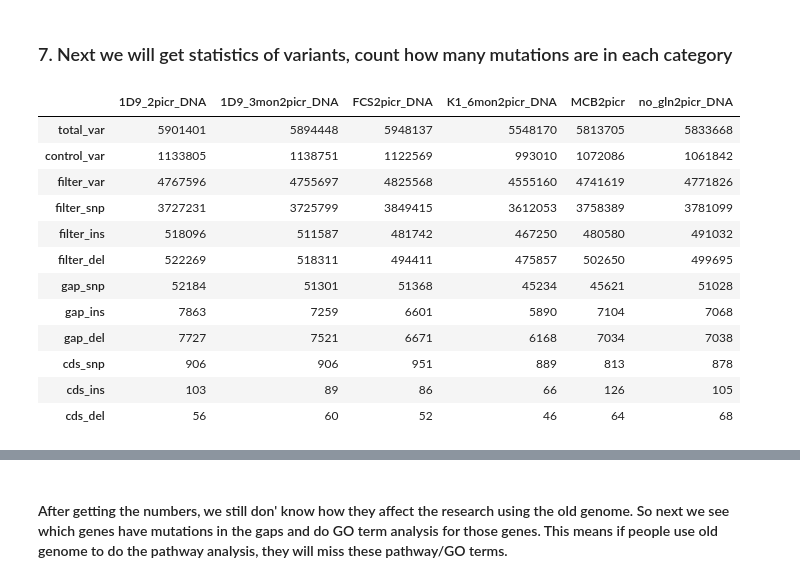
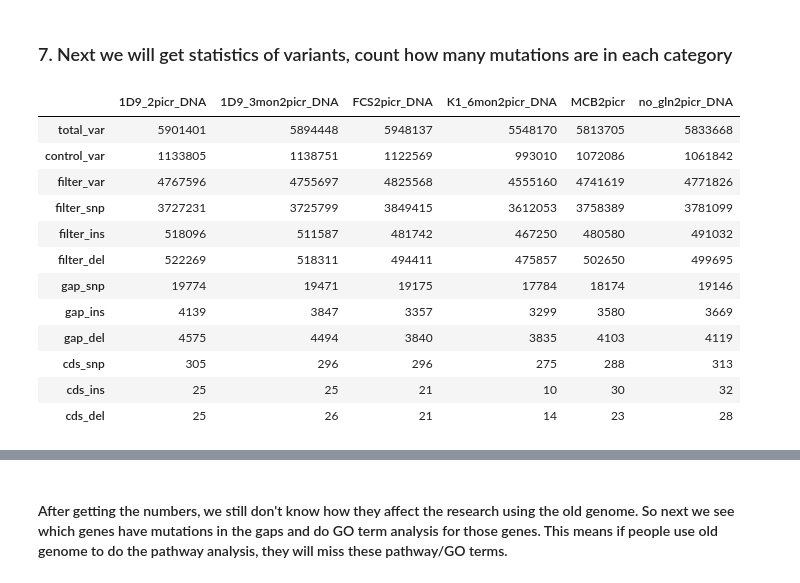
Before and after one commit to LewisLabUCSD/assembly_gaps, a Jupyter notebook: gap_analysis_between_two_assembly.ipynb, the cells around one changed output, grey strips where cells are left out. Drawn from its saved outputs; the diff is of its cells as text; code cells hidden in the pictures.

```diff
--- a/gap_analysis_between_two_assembly.ipynb
+++ b/gap_analysis_between_two_assembly.ipynb
@@ -547,6 +478,10 @@ if not os.path.exists(merge_gap_fn):
 #     display(gap_df)
 # %%
 # get number of each type of gpas
+merge_gap_fn = folder+'/05_all_gap.txt'
 gap_df = pd.read_csv(merge_gap_fn,sep='\t',header=0)
-Counter(gap_df['gap_type'])
+print 'mapped gap statistics',Counter(gap_df['gap_type'])
+gap_pos_fn = folder + '/03_gap_pos.txt'
+gap_df = pd.read_csv(gap_pos_fn,sep='\t',header=0)
+print 'all gap statistics',Counter(gap_df['gap_type'])
 # %% [output]
@@ -560,4 +494,5 @@ Counter({'gap length is similar': 21316,
 # %%
+from scipy.stats.stats import pearsonr
 merge_gap_fn = folder + '/05_all_gap.txt'
 if os.path.exists(merge_gap_fn):
     gap_df = pd.read_csv(merge_gap_fn,sep='\t',header=0)
@@ -571,6 +506,8 @@ if os.path.exists(merge_gap_fn):
     _ = plt.xlabel('log 10 of scaffold length')
     _ = plt.ylabel('log 10 of gap number')
     plt.savefig(folder+'/f04_gap_num_VS_scaf_len.png',dpi=600)
+    print 'pearson correlation of gap number and scaffold length',
+    pearsonr(np.log10(num_len_df['len']),np.log10(num_len_df['num']))
     # gap length vs scaffold length
     gap_len_dic = {}
     for c,s,e in zip(gap_df['ref'],gap_df['r_s'],gap_df['r_e']):
@@ -597 +582,10 @@ if os.path.exists(merge_gap_fn):
+# %%
+merge_gap_fn = folder + '/05_all_gap.txt'
+filter_gap_fn = folder + '/06_filter_all_gap.txt'
+if not os.path.exists(filter_gap_fn):
+    df = pd.read_csv(merge_gap_fn,sep='\t',header=0)
+    df['diff'] = df['super_end']-df['super_start']-(df['q_s']-df['q_e'])
+    df = df[(-1000 <= df['diff']) & (df['diff']<=1000)]
+    del df['diff']
+    df.to_csv(filter_gap_fn,sep='\t',index=False)
 # %% [markdown]
@@ -664,10 +659,15 @@ def get_vcf_in_gap(merge_gap_fn,diff_vcf,vcf_in_gap_fn):
 # %% [markdown]
 * 1. Get variants in gap regions.  2. then get variants in cds regions.
 # %%
+%%time
 test_vcf_paths = [p for p in natsorted(glob.glob(VCF_path+'/test_vcf/*')) if os.path.isdir(p)]
+filter_gap_fn = folder + '/06_filter_all_gap.txt'
 for test_path in test_vcf_paths:
-    vcf = glob.glob(test_path + '/*.vcf')[0]
-    out_pre = test_path + '/' + vcf.split('/')[-1].split('.')[0]
+    vcf = glob.glob(test_path + '/*.vcf')
+    if vcf == []:
+        out_pre = glob.glob(test_path + '/*.diff.sites_in_files')[0][:-20]
+    else:
+        out_pre = test_path + '/' + vcf[0].split('/')[-1].split('.')[0]
     # filter out control vcfs
     diff_vcf = out_pre + '.diff.sites_in_files'
     if not os.path.exists(diff_vcf):
@@ -675,7 +675,7 @@ for test_path in test_vcf_paths:
     # get varaints in gap regions
     vcf_in_gap_fn = out_pre+'_vcf_in_gap.txt'
     if not os.path.exists(vcf_in_gap_fn):
-        inter_df = get_vcf_in_gap(merge_gap_fn,diff_vcf,vcf_in_gap_fn)
+        inter_df = get_vcf_in_gap(filter_gap_fn,diff_vcf,vcf_in_gap_fn)
     # get gap variants in cds region
     vcf_in_cds_fn = out_pre+'_vcf_in_cds_gff.txt'
     if not os.path.exists(vcf_in_cds_fn):
@@ -705,7 +708,7 @@ for test_path in test_vcf_paths:
     # total number of variants, control number and filterred number
     diff_vcf = glob.glob(test_path+'/*.diff.sites_in_files')[0]
     vcf_in_gap_fn = glob.glob(test_path+'/*_vcf_in_gap.txt')[0]
-    vcf_in_cds_fn = glob.glob(test_path+'/*_in_cds_new_gff.txt')[0]
+    vcf_in_cds_fn = glob.glob(test_path+'/*_in_cds_gff.txt')[0]
     if os.path.exists(vcf_in_gap_fn) and os.path.exists(diff_vcf):
         diff_vcf_df = pd.read_csv(diff_vcf,sep='\t',header=0,usecols=[0,3,4,6],names=['CHROM','IN_FILE','REF','ALT'])
         ctrl_vcf_df = diff_vcf_df[diff_vcf_df['IN_FILE'].isin(['B'])]
@@ -715,37 +718,37 @@ for test_path in test_vcf_paths:
         # snp, indel number after filter
         filt_vari_c = {'snp':0,'ins':0,'del':0}
         for ref,alt in zip(filt_vcf_df['REF'],filt_vcf_df['ALT']):
             if len(ref) == len(alt):
                 filt_vari_c['snp'] += 1
             elif len(ref) > len(alt):
                 filt_vari_c['del'] += 1
             elif len(ref) < len(alt):
                 filt_vari_c['ins'] += 1
         stat.extend([filt_vari_c['snp'],filt_vari_c['ins'],filt_vari_c['del']])
         # snp, indel in gap region
         vcf_in_gap_df = pd.read_csv(vcf_in_gap_fn,sep='\t',header=0,usecols=[0,1,2,3])
         vcf_gap_dic = Counter((vcf_in_gap_df.drop_duplicates())['vcf_type'])
         stat.extend([vcf_gap_dic['snp'],vcf_gap_dic['ins'],vcf_gap_dic['del']])
         # snp, indel in cds region
         vcf_in_cds_df = pd.read_csv(vcf_in_cds_fn,sep='\t',header=0,usecols=[0,1,2,3])
         vcf_cds_dic = Counter(vcf_in_cds_df.drop_duplicates()['vcf_type'])
         stat.extend([vcf_cds_dic['snp'],vcf_cds_dic['ins'],vcf_cds_dic['del']])
         stat_df[test_path.split('/')[-1]] = pd.Series(stat)
 stat_df.index=['total_var','control_var','filter_var','filter_snp','filter_ins','filter_del',
               'gap_snp','gap_ins','gap_del','cds_snp','cds_ins','cds_del']
-stat_df.to_csv(folder+'/06_vcf_stat.txt',sep='\t')
+stat_df.to_csv(folder+'/07_vcf_stat.txt',sep='\t')
 display(stat_df)
 # %% [output]
 |  | 1D9_2picr_DNA | 1D9_3mon2picr_DNA | FCS2picr_DNA | K1_6mon2picr_DNA | MCB2picr | no_gln2picr_DNA |
 | total_var | 5901401 | 5894448 | 5948137 | 5548170 | 5813705 | 5833668 |
 | control_var | 1133805 | 1138751 | 1122569 | 993010 | 1072086 | 1061842 |
 | filter_var | 4767596 | 4755697 | 4825568 | 4555160 | 4741619 | 4771826 |
 | filter_snp | 3727231 | 3725799 | 3849415 | 3612053 | 3758389 | 3781099 |
 | filter_ins | 518096 | 511587 | 481742 | 467250 | 480580 | 491032 |
 | filter_del | 522269 | 518311 | 494411 | 475857 | 502650 | 499695 |
-| gap_snp | 52184 | 51301 | 51368 | 45234 | 45621 | 51028 |
-| gap_ins | 7863 | 7259 | 6601 | 5890 | 7104 | 7068 |
-| gap_del | 7727 | 7521 | 6671 | 6168 | 7034 | 7038 |
-| cds_snp | 906 | 906 | 951 | 889 | 813 | 878 |
-| cds_ins | 103 | 89 | 86 | 66 | 126 | 105 |
-| cds_del | 56 | 60 | 52 | 46 | 64 | 68 |
+| gap_snp | 19774 | 19471 | 19175 | 17784 | 18174 | 19146 |
+| gap_ins | 4139 | 3847 | 3357 | 3299 | 3580 | 3669 |
+| gap_del | 4575 | 4494 | 3840 | 3835 | 4103 | 4119 |
+| cds_snp | 305 | 296 | 296 | 275 | 288 | 313 |
+| cds_ins | 25 | 25 | 21 | 10 | 30 | 32 |
+| cds_del | 25 | 26 | 21 | 14 | 23 | 28 |
@@ -754,5 +757,5 @@ Wall time: 48 s
 # %% [markdown]
-#### After getting the numbers, we still don' know how they affect the research using the old genome. So next we see which genes have mutations in the gaps and do GO term analysis for those genes. This means if people use old genome to do the pathway analysis, they will miss these pathway/GO terms.
+#### After getting the numbers, we still don't know how they affect the research using the old genome. So next we see which genes have mutations in the gaps and do GO term analysis for those genes. This means if people use old genome to do the pathway analysis, they will miss these pathway/GO terms.
 # %%
 def get_gene_id_name_dic(gff):
     # get gene id and gene name mapping
```
Also changed, not shown: parts of 29 cells of this notebook.
